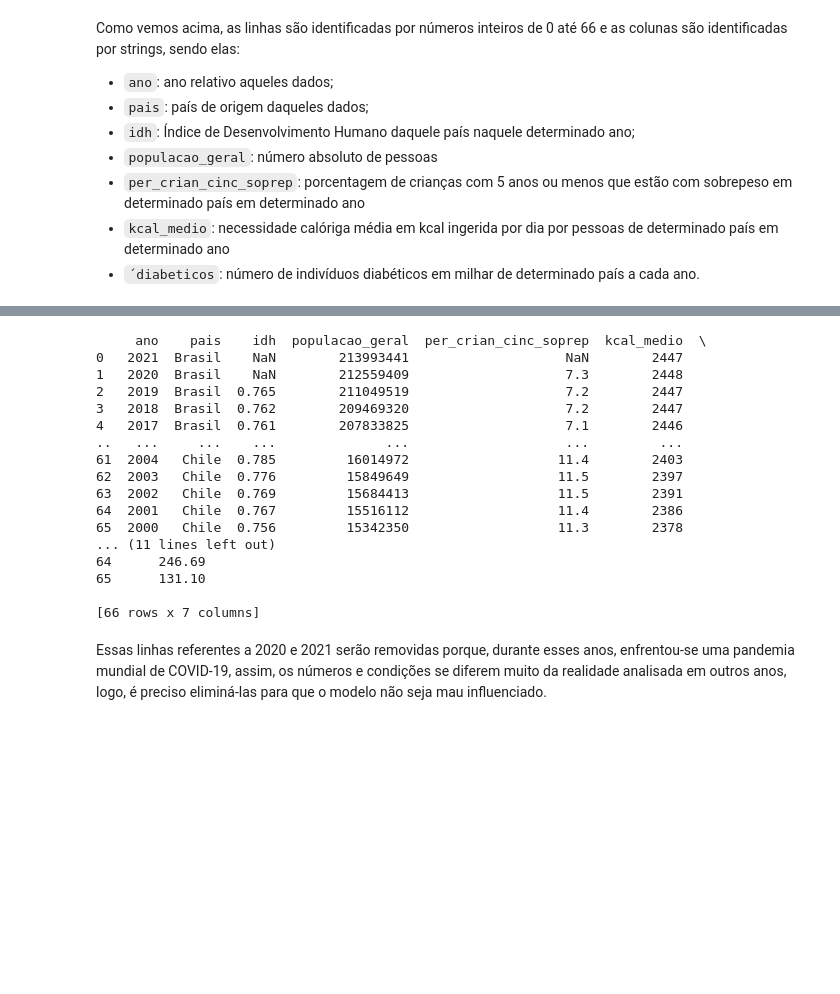
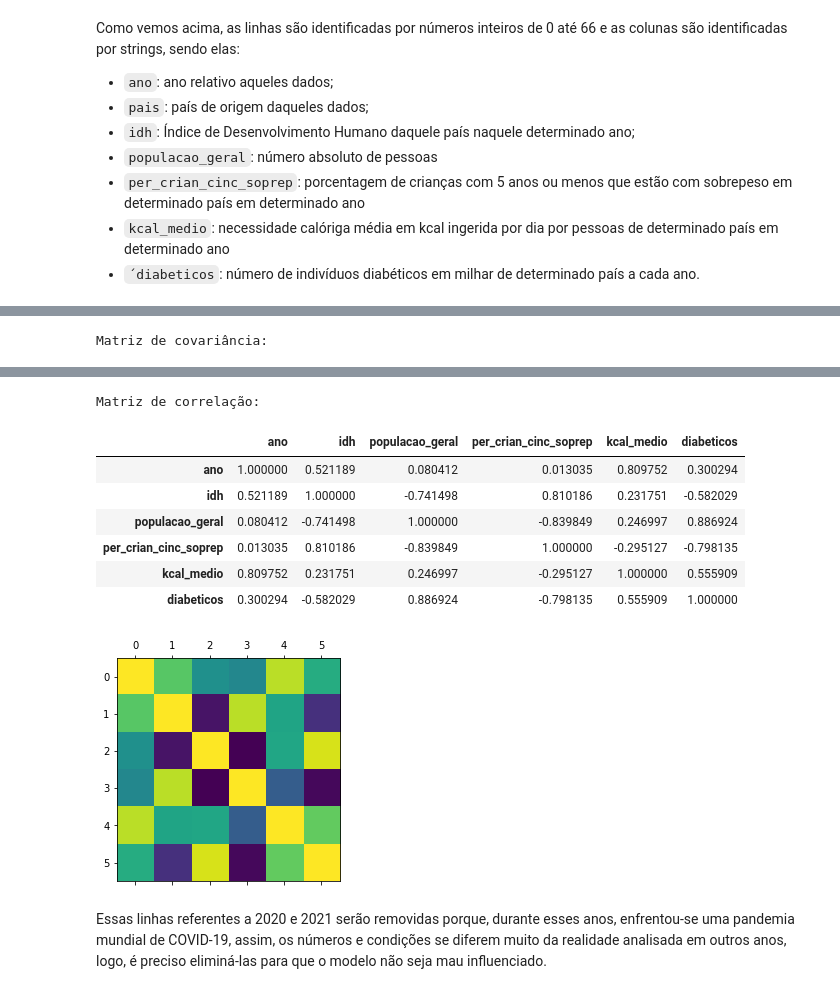
Before and after one commit to barbaraperez/Estudo-do-diabetes, a Jupyter notebook: machine_learning.ipynb, the cells around one changed output, grey strips where cells are left out. Drawn from its saved outputs; the diff is of its cells as text; code cells hidden in the pictures; blank space fills up the shorter version.

```diff
--- a/machine_learning.ipynb
+++ b/machine_learning.ipynb
@@ -96,12 +112,17 @@ KeyError: ignored
 # %%
-# matriz de covariancia
-#df_covariance = df_dataset.cov()
+#matriz de covariancia
+df_covariance = df.cov()
 
 # matriz de correlação
-#df_correlation = df_dataset.corr()
+df_correlation = df.corr()
 
-#print('Matriz de covariância: ')
-#display(df_covariance)
+print('Matriz de covariância: ')
+display(df_covariance)
 
-#print('\n\nMatriz de correlação: ')
-#display(df_correlation)
+print('\n\nMatriz de correlação: ')
+display(df_correlation)
+
+plt.matshow(df_correlation)
+plt.show()
+# %% [output]
+Matriz de covariância:
@@ -108,23 +136,12 @@ KeyError: ignored
+Matriz de correlação:
+|  | ano | idh | populacao_geral | per_crian_cinc_soprep | kcal_medio | diabeticos |
+| ano | 1.000000 | 0.521189 | 0.080412 | 0.013035 | 0.809752 | 0.300294 |
+| idh | 0.521189 | 1.000000 | -0.741498 | 0.810186 | 0.231751 | -0.582029 |
+| populacao_geral | 0.080412 | -0.741498 | 1.000000 | -0.839849 | 0.246997 | 0.886924 |
+| per_crian_cinc_soprep | 0.013035 | 0.810186 | -0.839849 | 1.000000 | -0.295127 | -0.798135 |
+| kcal_medio | 0.809752 | 0.231751 | 0.246997 | -0.295127 | 1.000000 | 0.555909 |
+| diabeticos | 0.300294 | -0.582029 | 0.886924 | -0.798135 | 0.555909 | 1.000000 |
+[figure, added]
-# %%
-print(df)
-# %% [output]
-     ano    pais    idh  populacao_geral  per_crian_cinc_soprep  kcal_medio  \
-0   2021  Brasil    NaN        213993441                    NaN        2447
-1   2020  Brasil    NaN        212559409                    7.3        2448
-2   2019  Brasil  0.765        211049519                    7.2        2447
-3   2018  Brasil  0.762        209469320                    7.2        2447
-4   2017  Brasil  0.761        207833825                    7.1        2446
-..   ...     ...    ...              ...                    ...         ...
-61  2004   Chile  0.785         16014972                   11.4        2403
-62  2003   Chile  0.776         15849649                   11.5        2397
-63  2002   Chile  0.769         15684413                   11.5        2391
-64  2001   Chile  0.767         15516112                   11.4        2386
-65  2000   Chile  0.756         15342350                   11.3        2378
-... (11 lines left out)
-64      246.69
-65      131.10
-
-[66 rows x 7 columns]
 # %% [markdown]
 Essas linhas referentes a 2020 e 2021 serão removidas porque, durante esses anos, enfrentou-se uma pandemia mundial de COVID-19, assim, os números e condições se diferem muito da realidade analisada em outros anos, logo, é preciso eliminá-las para que o modelo não seja mau influenciado.
 # %% [markdown]
```
Also changed, not shown: parts of 8 cells of this notebook.
